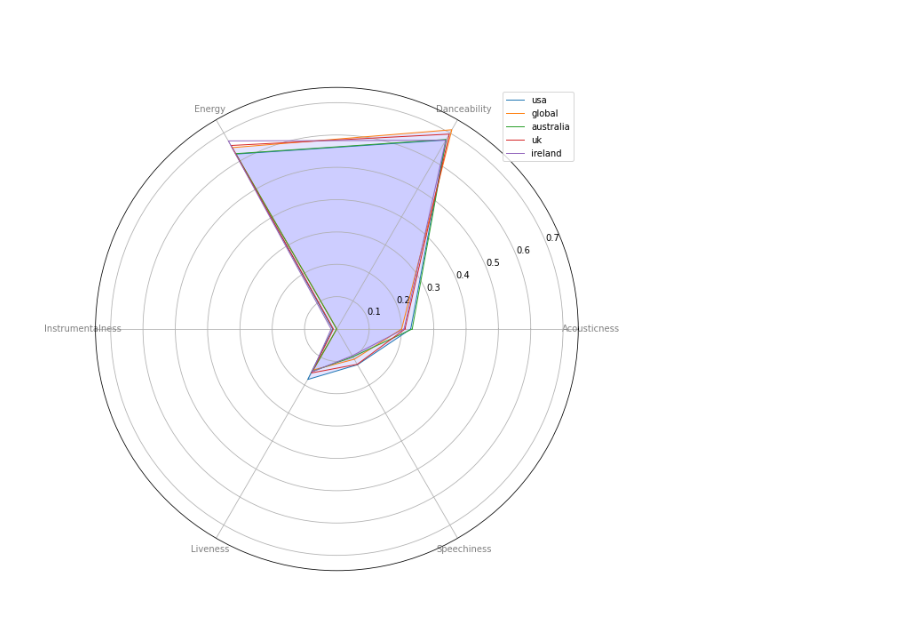
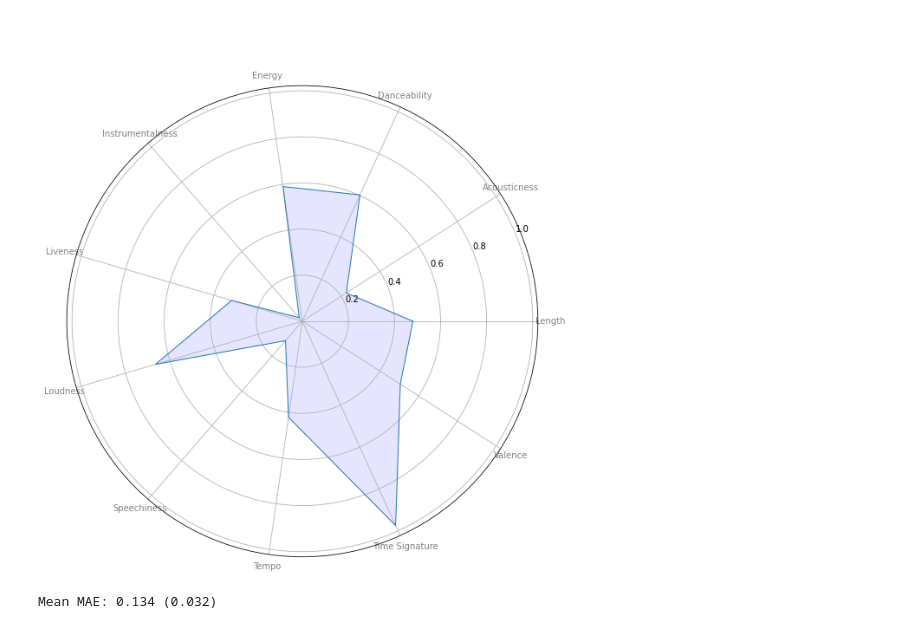
Before and after one commit to jadefreese/SpotifyTop50-Data-Analysis, a Jupyter notebook: Data/Understanding the Data.ipynb, the cells around one changed output. Drawn from its saved outputs; the diff is of its cells as text; code cells hidden in the pictures.

Commit message:
Testing different regression models for pipeline

```diff
--- a/Data/Understanding the Data.ipynb
+++ b/Data/Understanding the Data.ipynb
@@ -256,0 +187,6 @@ fig.savefig(r'C:\Users\Jessica\Spot50-Data-Analysis\Images\DistributionDensity.p
+# %%
+#need to rescale length, popularity, loudness, tempo, time signature
+#drop country, dummy variables, name, album, artist, and release date
+all_features = allTracks_df.copy()
+all_features.drop(['Global','USA','Australia','Canada','Ireland','UK','Name','Artist','Album','Release Date'],axis=1, inplace=True)
+all_features.head()
@@ -256,0 +200,6 @@ fig.savefig(r'C:\Users\Jessica\Spot50-Data-Analysis\Images\DistributionDensity.p
+# %%
+from sklearn.preprocessing import MinMaxScaler
+scaler = MinMaxScaler()
+col_names = all_features.columns.tolist()
+all_features[col_names] = scaler.fit_transform(all_features[col_names])
+all_features
@@ -293,65 +228,40 @@ usaTop.eq(canadaTop)
 # %%
 fig, ax = plt.subplots(figsize=(10,10))
-features = ['Acousticness','Danceability','Energy','Instrumentalness',
-            'Liveness','Speechiness']
+features = ['Length','Acousticness','Danceability','Energy','Instrumentalness',
+            'Liveness','Loudness','Speechiness','Tempo','Time Signature',
+            'Valence']
 
 # number of variable
 N=len(features)
 # We are going to plot the first line of the data frame.
 # But we need to repeat the first value to close the circular graph:
-usa_values = list()
+
+feature_val = list()
 for vals in features:
-    usa_values.append(usaTop[vals].mean())
-usa_values.append(usaTop[features[0]].mean())
-
-global_values = list()
-for vals in features:
-    global_values.append(globalTop[vals].mean())
-global_values.append(globalTop[features[0]].mean())
-
-aus_values = list()
-for vals in features:
-    aus_values.append(australiaTop[vals].mean())
-aus_values.append(australiaTop[features[0]].mean())
-
-uk_values = list()
-for vals in features:
-    uk_values.append(ukTop[vals].mean())
-uk_values.append(ukTop[features[0]].mean())
-
-ire_values = list()
-for vals in features:
-    ire_values.append(irelandTop[vals].mean())
-ire_values.append(irelandTop[features[0]].mean())
+    feature_val.append(all_features[vals].mean())
+feature_val.append(all_features[features[0]].mean())
 
 # What will be the angle of each axis in the plot? (we divide the plot / number of variable)
 angles = [n / float(N) * 2 * pi for n in range(N)]
 angles += angles[:1]
 
 # Initialise the spider plot
 ax = plt.subplot(1, 1, 1, polar=True)
 
 # Draw one axe per variable + add labels labels yet
 plt.xticks(angles[:-1], features, color='grey', size=10)
 
 plt.subplots_adjust(hspace = 0.5)
 
 # Plot data
-ax.plot(angles, usa_values, linewidth=1, linestyle='solid')
-ax.plot(angles, global_values, linewidth=1, linestyle='solid')
-ax.plot(angles, aus_values, linewidth=1, linestyle='solid')
-ax.plot(angles, uk_values, linewidth=1, linestyle='solid')
-ax.plot(angles, ire_values, linewidth=1, linestyle='solid')
+ax.plot(angles, feature_val, linewidth=1, linestyle='solid')
 
 # Fill area
-ax.fill(angles, usa_values, 'b', alpha=0.1)
-ax.fill(angles, global_values, 'b', alpha=0.1)
+ax.fill(angles, feature_val, 'b', alpha=0.1)
 
-plt.legend(['usa','global','australia','uk','ireland'])
-
-plt.title('USA Top 50', color = 'white', size=16, y=1.1)
+plt.title('Audio Features', color = 'white', size=16, y=1.1)
 
 plt.show()
 fig.savefig(r'C:\Users\Jessica\Spot50-Data-Analysis\Images\star.png')
 # %% [output]
-[figure, old version]
+[figure, new version]
@@ -357,0 +274,10 @@ fig.savefig(r'C:\Users\Jessica\Spot50-Data-Analysis\Images\star.png')
+# %%
+#Set up the Lasso Regression Analysis
+model = Lasso(alpha=1)
+model.fit(X_train, y_train)
+cv = RepeatedKFold(n_splits=10, n_repeats=3, random_state=1)
+scores = cross_val_score(model, X, y, scoring='neg_mean_absolute_error', cv=cv, n_jobs=-1)
+scores = np.absolute(scores)
+print('Mean MAE: %.3f (%.3f)' % (np.mean(scores), np.std(scores)))
+# %% [output]
+Mean MAE: 0.134 (0.032)
```
Also changed, not shown: parts of 32 cells of this notebook, 1 other file.
